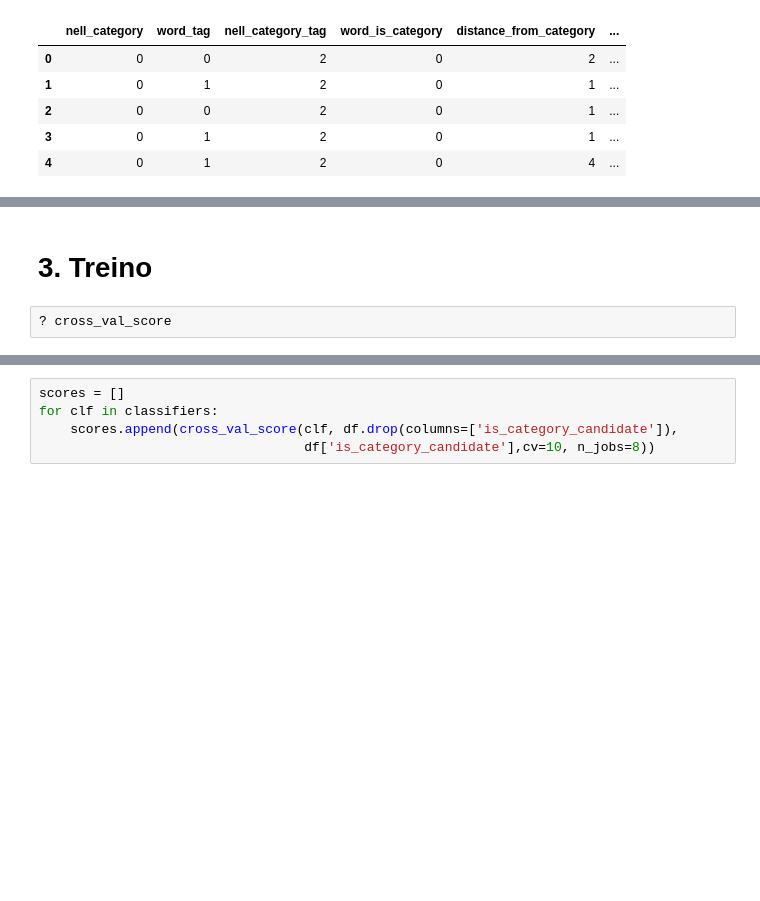
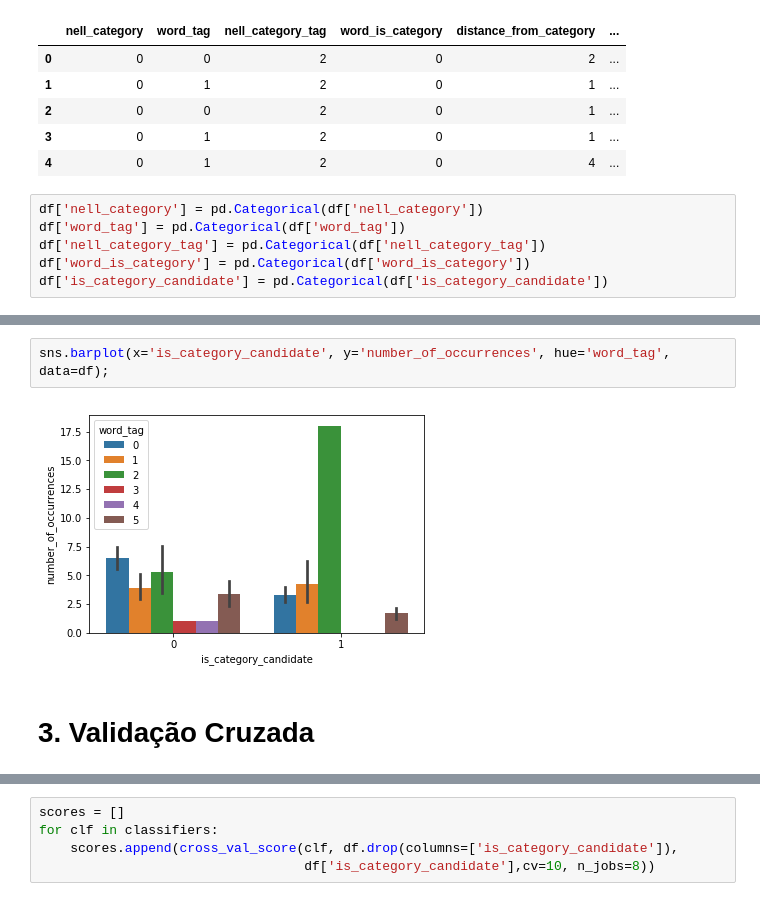
Before and after one commit to MaLL-UFSCar/NELL-subcategories-QnA, a Jupyter notebook: Evaluator.ipynb, the cells around one changed output, grey strips where cells are left out. Saved outputs shown, nothing was run; the diff lists cells and outputs as text; blank space fills up the shorter version.

```diff
--- a/Evaluator.ipynb
+++ b/Evaluator.ipynb
@@ -262,3 +274,9 @@ df.head()
 | 2 | 0 | 0 | 2 | 0 | 1 | ... |
 | 3 | 0 | 1 | 2 | 0 | 1 | ... |
 | 4 | 0 | 1 | 2 | 0 | 4 | ... |
+# %%
+df['nell_category'] = pd.Categorical(df['nell_category'])
+df['word_tag'] = pd.Categorical(df['word_tag'])
+df['nell_category_tag'] = pd.Categorical(df['nell_category_tag'])
+df['word_is_category'] = pd.Categorical(df['word_is_category'])
+df['is_category_candidate'] = pd.Categorical(df['is_category_candidate'])
@@ -265,4 +294,6 @@ df.head()
+# %%
+sns.barplot(x='is_category_candidate', y='number_of_occurrences', hue='word_tag', data=df);
+# %% [output]
+[figure, added]
 # %% [markdown]
-# 3. Treino
+# 3. Validação Cruzada
-# %%
-? cross_val_score
```
Also changed, not shown: parts of 16 cells of this notebook.
